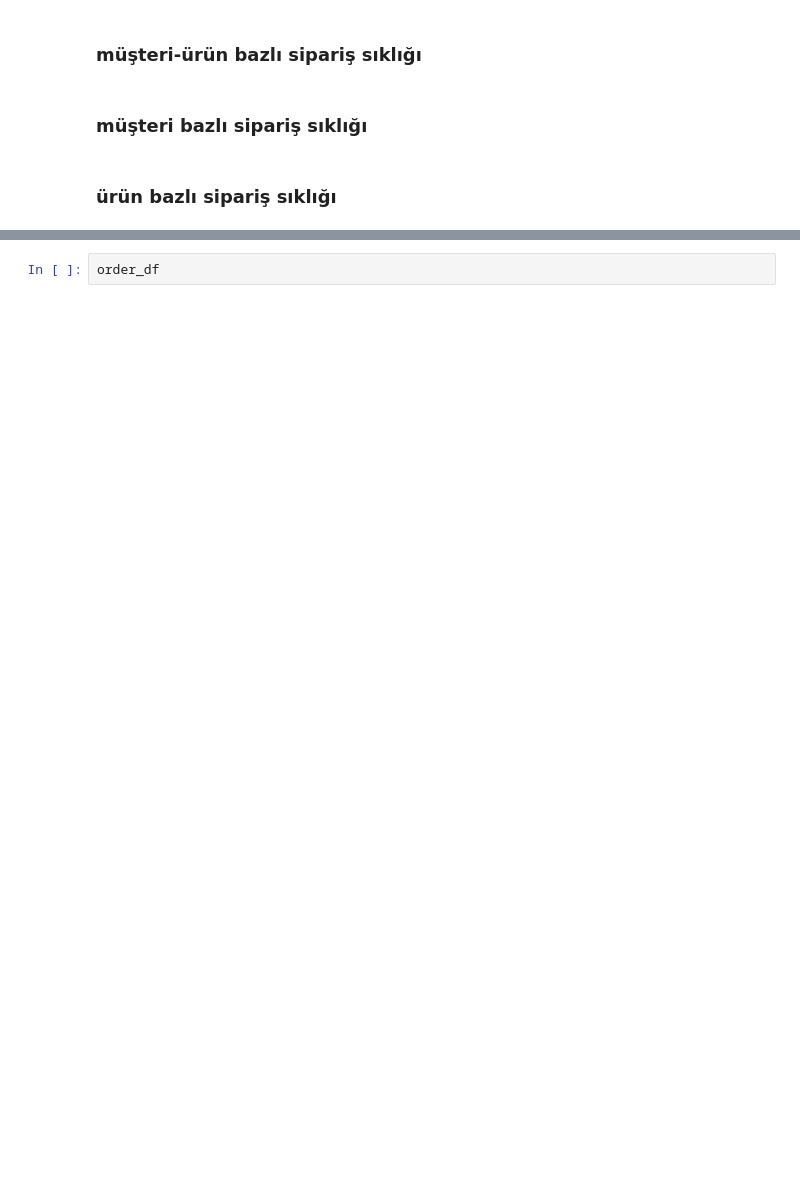
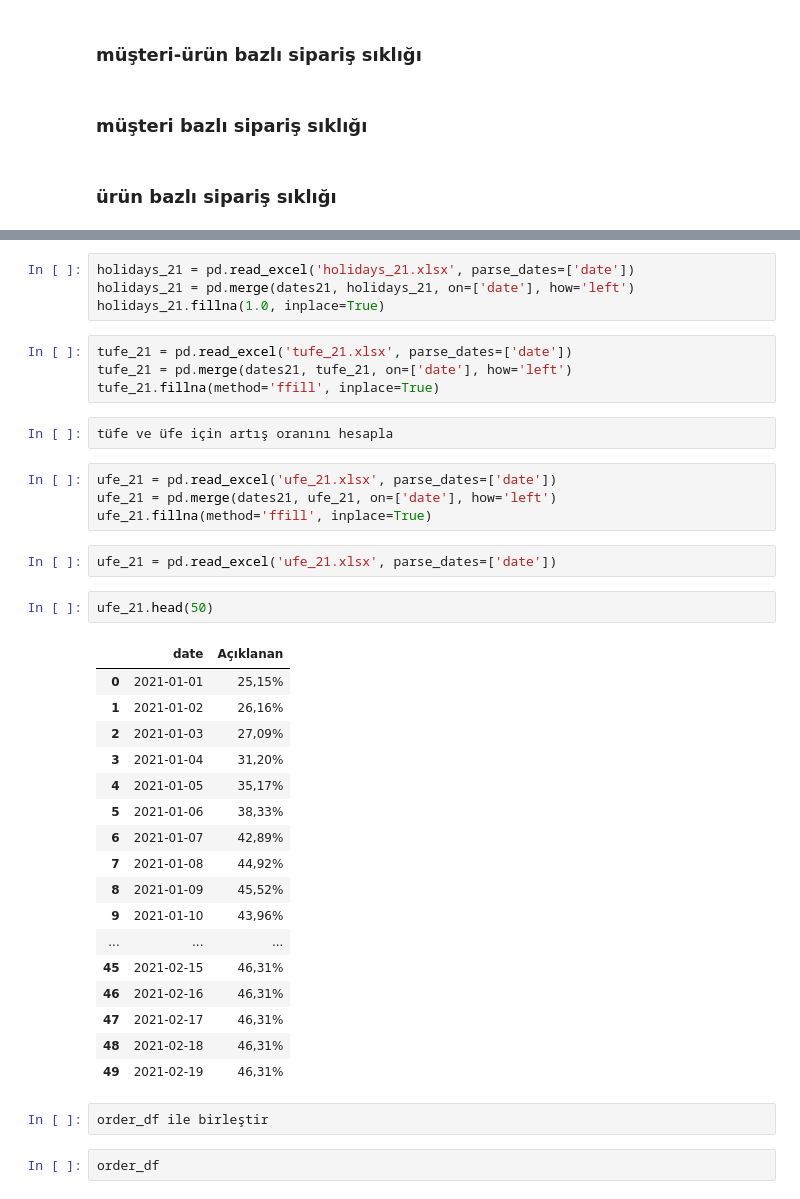
Before and after one commit to ihkaraman/dhl-datathon-21, a Jupyter notebook: 2nd_phase/volume_prediction.ipynb, the cells around one changed output, grey strips where cells are left out. Cells and saved outputs as stored; diff of their text form; blank space fills up the shorter version.

```diff
--- a/2nd_phase/volume_prediction.ipynb
+++ b/2nd_phase/volume_prediction.ipynb
@@ -500,3 +492,41 @@ Index(['order_date', 'material_num', 'customer_num', 'order_item',
+# %%
+holidays_21 = pd.read_excel('holidays_21.xlsx', parse_dates=['date'])
+holidays_21 = pd.merge(dates21, holidays_21, on=['date'], how='left')
+holidays_21.fillna(1.0, inplace=True)
+# %%
+tufe_21 = pd.read_excel('tufe_21.xlsx', parse_dates=['date'])
+tufe_21 = pd.merge(dates21, tufe_21, on=['date'], how='left')
+tufe_21.fillna(method='ffill', inplace=True)
+# %%
+tüfe ve üfe için artış oranını hesapla
+# %%
+ufe_21 = pd.read_excel('ufe_21.xlsx', parse_dates=['date'])
+ufe_21 = pd.merge(dates21, ufe_21, on=['date'], how='left')
+ufe_21.fillna(method='ffill', inplace=True)
+# %%
+ufe_21 = pd.read_excel('ufe_21.xlsx', parse_dates=['date'])
+# %%
+ufe_21.head(50)
+# %% [output]
+|  | date | Açıklanan |
+| 0 | 2021-01-01 | 25,15% |
+| 1 | 2021-01-02 | 26,16% |
+| 2 | 2021-01-03 | 27,09% |
+| 3 | 2021-01-04 | 31,20% |
+| 4 | 2021-01-05 | 35,17% |
+| 5 | 2021-01-06 | 38,33% |
+| 6 | 2021-01-07 | 42,89% |
+| 7 | 2021-01-08 | 44,92% |
+| 8 | 2021-01-09 | 45,52% |
+| 9 | 2021-01-10 | 43,96% |
+| ... | ... | ... |
+| 45 | 2021-02-15 | 46,31% |
+| 46 | 2021-02-16 | 46,31% |
+| 47 | 2021-02-17 | 46,31% |
+| 48 | 2021-02-18 | 46,31% |
+| 49 | 2021-02-19 | 46,31% |
+# %%
+order_df ile birleştir
 # %%
 order_df
 # %% [output]
```
Also changed, not shown: parts of 4 cells of this notebook, 5 other files.
